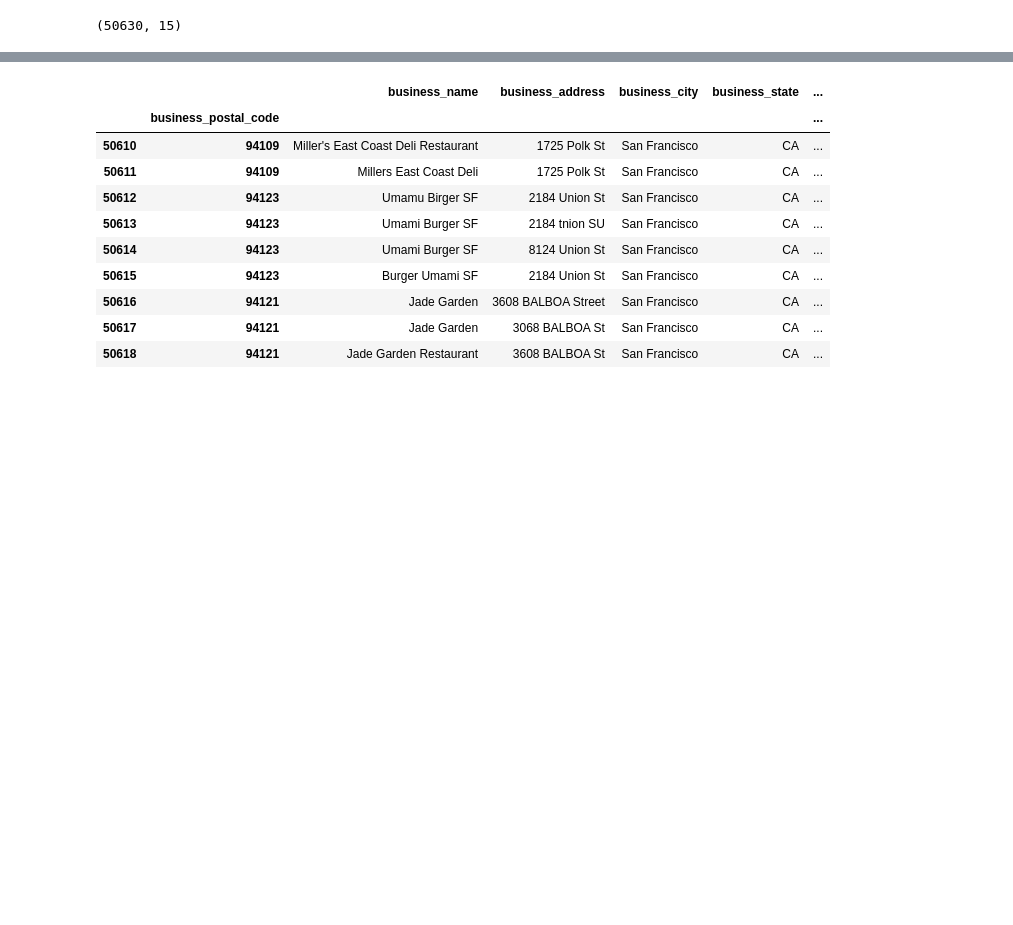
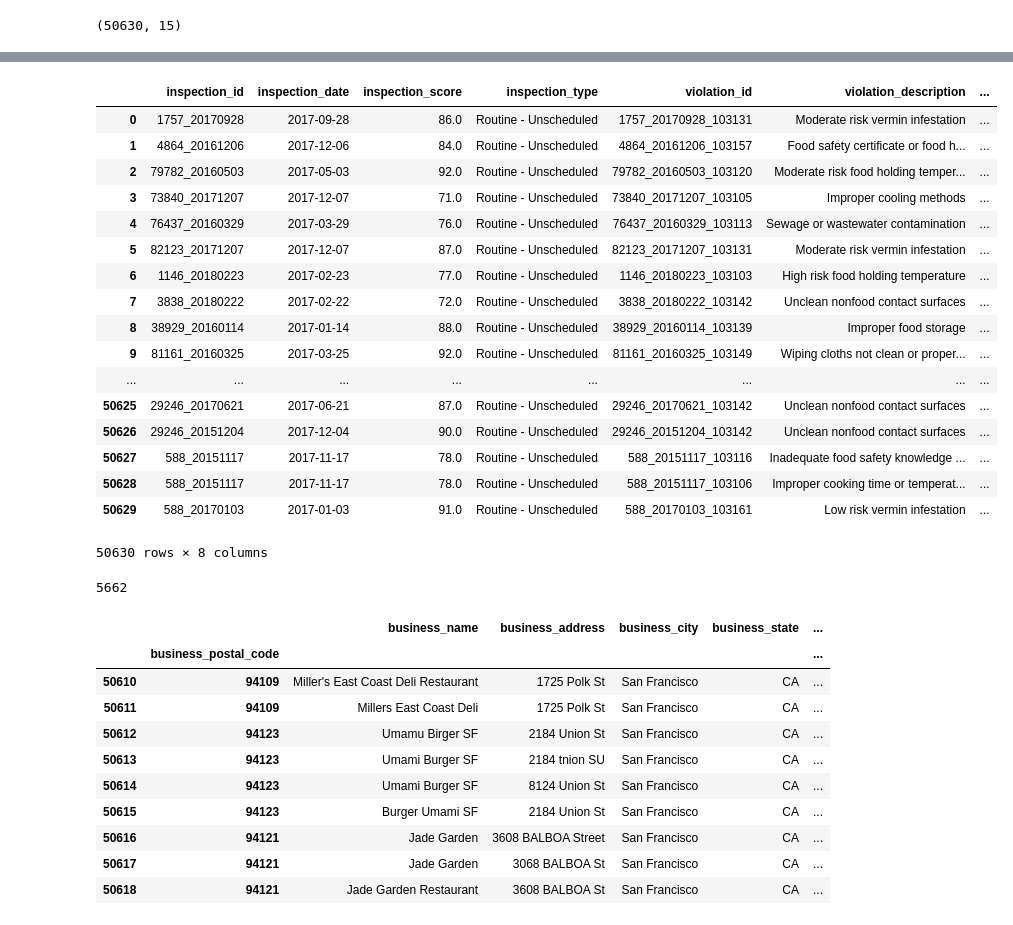
Before and after one commit to tianchu-shu/undergrad_thesis, a Jupyter notebook: df_test_.ipynb, the cells around one changed output, grey strips where cells are left out. Cells and saved outputs as stored; diff of their text form; code cells hidden in the pictures; blank space fills up the shorter version.

```diff
--- a/df_test_.ipynb
+++ b/df_test_.ipynb
@@ -104,0 +85,2 @@ See the caveats in the documentation: http://pandas.pydata.org/pandas-docs/stabl
+# %%
+ins, res = link_record(raw, idc)
@@ -105,3 +113,28 @@ See the caveats in the documentation: http://pandas.pydata.org/pandas-docs/stabl
+# %%
+res
+# %% [output]
+|  | inspection_id | inspection_date | inspection_score | inspection_type | violation_id | violation_description | ... |
+| 0 | 1757_20170928 | 2017-09-28 | 86.0 | Routine - Unscheduled | 1757_20170928_103131 | Moderate risk vermin infestation | ... |
+| 1 | 4864_20161206 | 2017-12-06 | 84.0 | Routine - Unscheduled | 4864_20161206_103157 | Food safety certificate or food h... | ... |
+| 2 | 79782_20160503 | 2017-05-03 | 92.0 | Routine - Unscheduled | 79782_20160503_103120 | Moderate risk food holding temper... | ... |
+| 3 | 73840_20171207 | 2017-12-07 | 71.0 | Routine - Unscheduled | 73840_20171207_103105 | Improper cooling methods | ... |
+| 4 | 76437_20160329 | 2017-03-29 | 76.0 | Routine - Unscheduled | 76437_20160329_103113 | Sewage or wastewater contamination | ... |
+| 5 | 82123_20171207 | 2017-12-07 | 87.0 | Routine - Unscheduled | 82123_20171207_103131 | Moderate risk vermin infestation | ... |
+| 6 | 1146_20180223 | 2017-02-23 | 77.0 | Routine - Unscheduled | 1146_20180223_103103 | High risk food holding temperature | ... |
+| 7 | 3838_20180222 | 2017-02-22 | 72.0 | Routine - Unscheduled | 3838_20180222_103142 | Unclean nonfood contact surfaces | ... |
+| 8 | 38929_20160114 | 2017-01-14 | 88.0 | Routine - Unscheduled | 38929_20160114_103139 | Improper food storage | ... |
+| 9 | 81161_20160325 | 2017-03-25 | 92.0 | Routine - Unscheduled | 81161_20160325_103149 | Wiping cloths not clean or proper... | ... |
+| ... | ... | ... | ... | ... | ... | ... | ... |
+| 50625 | 29246_20170621 | 2017-06-21 | 87.0 | Routine - Unscheduled | 29246_20170621_103142 | Unclean nonfood contact surfaces | ... |
+| 50626 | 29246_20151204 | 2017-12-04 | 90.0 | Routine - Unscheduled | 29246_20151204_103142 | Unclean nonfood contact surfaces | ... |
+| 50627 | 588_20151117 | 2017-11-17 | 78.0 | Routine - Unscheduled | 588_20151117_103116 | Inadequate food safety knowledge ... | ... |
+| 50628 | 588_20151117 | 2017-11-17 | 78.0 | Routine - Unscheduled | 588_20151117_103106 | Improper cooking time or temperat... | ... |
+| 50629 | 588_20170103 | 2017-01-03 | 91.0 | Routine - Unscheduled | 588_20170103_103161 | Low risk vermin infestation | ... |
+50630 rows × 8 columns
+# %%
+len(idc)
+# %% [output]
+5662
 # %%
 def link_record(df, idct):
     '''
```
Also changed, not shown: parts of 13 cells of this notebook.
